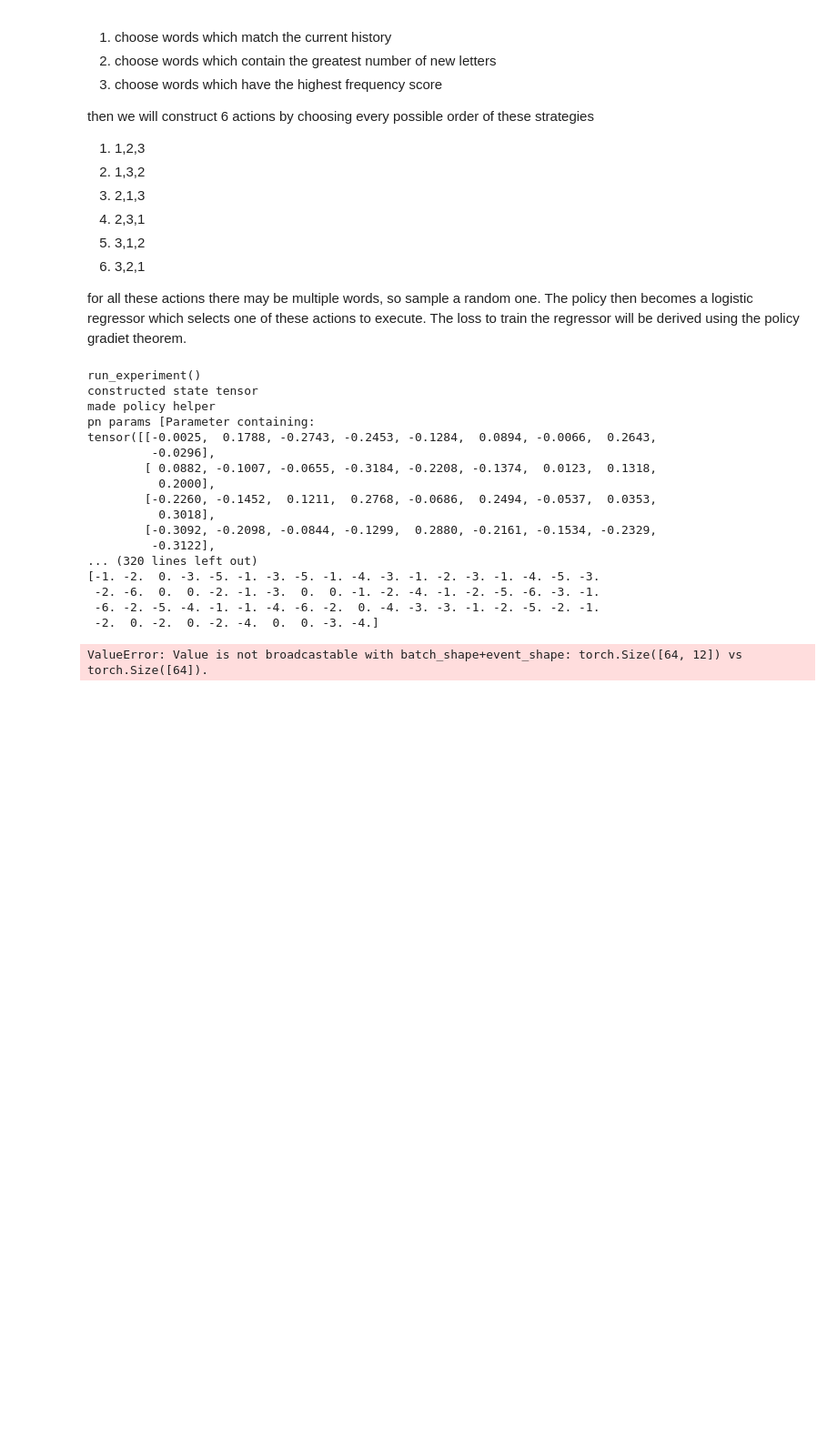
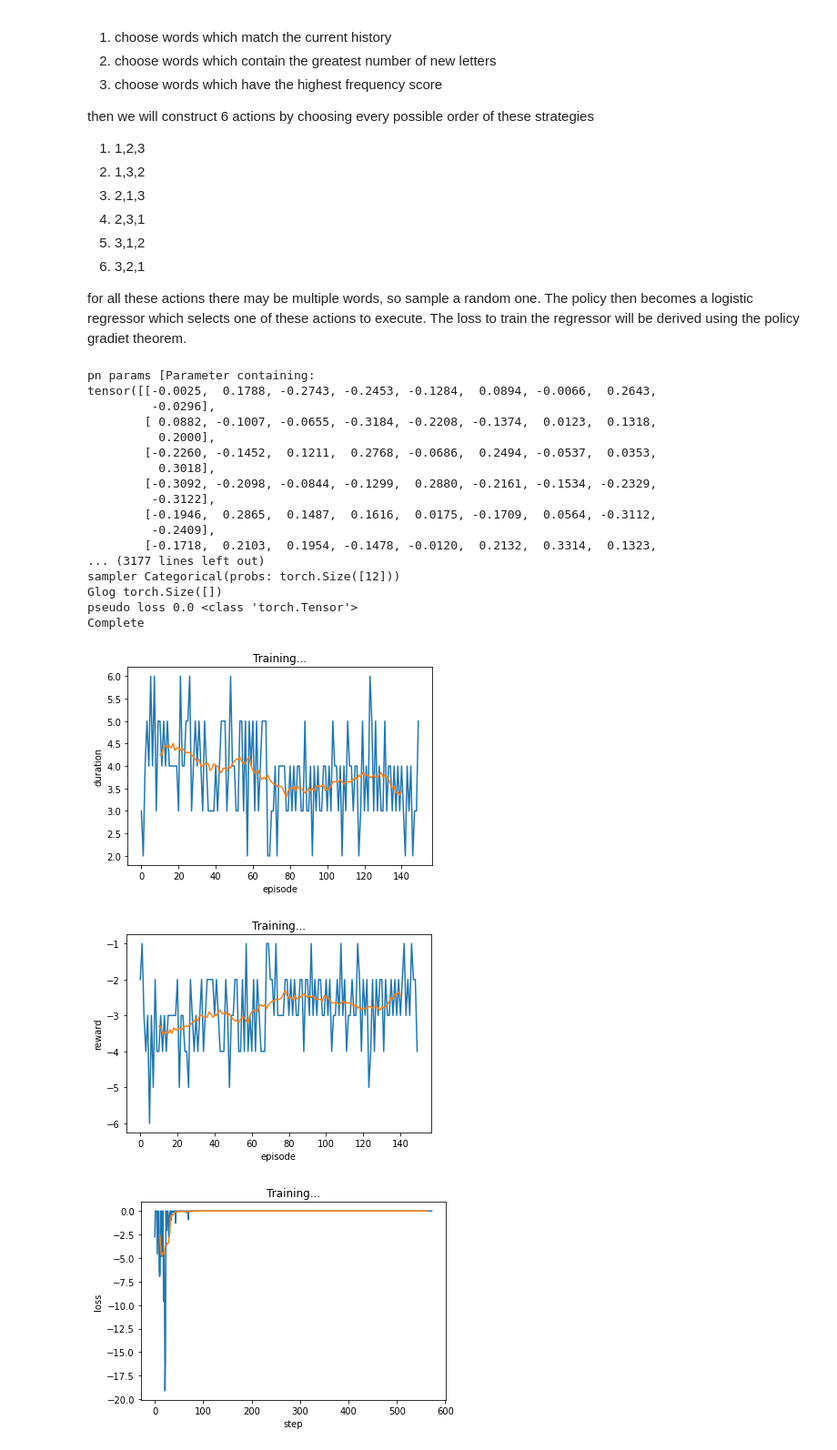
Before and after one commit to kbb29/wordle-solver, a Jupyter notebook: PolicyGradient.ipynb, the cells around one changed output. Shown at 91% size. Saved outputs shown, nothing was run; the diff lists cells and outputs as text; code cells hidden in the pictures; blank space fills up the shorter version.

```diff
--- a/PolicyGradient.ipynb
+++ b/PolicyGradient.ipynb
@@ -245,10 +265,8 @@ def run_experiment(model=ModelConfig(name='naive', startword=None, target_list_o
     GAMMA_START, GAMMA_END, GAMMA_DECAY = value_function.gamma
     env = Env(df)
     memory = ReplayMemory(10000)
-    print('run_experiment()')
     starting_state = construct_state_tensor(env.guesses, env.history)
 
-    print('constructed state tensor')
     steps_done = 0
     last_training = 0
     losses = []
@@ -258,8 +276,6 @@ def run_experiment(model=ModelConfig(name='naive', startword=None, target_list_o
     gammas = []
 
     policy_helper = PolicyHelper(env)
-
-    print('made policy helper')
 
     if model.name == 'linear':
         policy_net = PolicyNetLinear(n_state_features, len(policy_helper.actions)).to(device)
@@ -295,7 +311,7 @@ def run_experiment(model=ModelConfig(name='naive', startword=None, target_list_o
                 next_state = construct_state_tensor(guesses, history)
 
             #action_tensor = action_idx.clone().detach()
-            action = F.one_hot(action_idx, num_classes=policy_helper.num_actions)
+            action = action_idx #F.one_hot(action_idx, num_classes=policy_helper.num_actions)
 
             print(f'reward {reward} done {done} action shape {action_idx.__class__} {action.shape} {action}')
             #reward = np.array([reward])
@@ -313,17 +329,20 @@ def run_experiment(model=ModelConfig(name='naive', startword=None, target_list_o
                 episode_rewards.append(episode_reward)
 
                 for tr in episode_memory:
-                    print(f'pushing episode_reward {episode_reward} {episode_reward.__class__}')
-                    memory.push(tr[0], tr[1], episode_reward)
+                    #print(f'pushing episode_reward {episode_reward} {episode_reward.__class__}')
+                    #memory.push(tr[0], tr[1], episode_reward)
                     episode_reward -= tr[2]
+                    loss = optimize_model_single(policy_net, optimizer, tr[0], tr[1], episode_reward)
+                    losses.append(loss)
 
                 # If we have gathered enough data, Perform one step of the optimization (on the policy network)
-                if len(memory) >= training.batch_size \
-                    and steps_done - last_training > training.train_interval:
-                    loss = optimize_model(policy_net, optimizer, memory, batch_size=training.batch_size)
-                    losses.append(loss)
-                    if training.clear_memory: memory.clear()
-                    last_training = steps_done
+                #if len(memory) >= training.batch_size \
+                #    and steps_done - last_training > training.train_interval:
+                #    loss = optimize_model_batch(policy_net, optimizer, memory, batch_size=training.batch_size)
+                #    losses.append(loss)
+                #    if training.clear_memory: memory.clear()
+                #    last_training = steps_done
+
                 #plot_durations()
                 break
 
@@ -338,27 +357,27 @@ def run_experiment(model=ModelConfig(name='naive', startword=None, target_list_o
 # %%
 plot_all(*run_experiment(
     model=ModelConfig(name='linear'),
-    value_function=ValueConfig(name='hybrid', gamma=[0.0, 0.0, 200]),
-    eps=[0.0, 0.0, 400],
     num_episodes=150,
-    training=TrainConfig(train_interval=16, batch_size=64, clear_memory=False, lr=0.07)
+    training=TrainConfig(train_interval=64, batch_size=64, clear_memory=True, lr=1)
     ))
 # %% [output]
-run_experiment()
-constructed state tensor
-made policy helper
 pn params [Parameter containing:
 tensor([[-0.0025,  0.1788, -0.2743, -0.2453, -0.1284,  0.0894, -0.0066,  0.2643,
          -0.0296],
         [ 0.0882, -0.1007, -0.0655, -0.3184, -0.2208, -0.1374,  0.0123,  0.1318,
           0.2000],
         [-0.2260, -0.1452,  0.1211,  0.2768, -0.0686,  0.2494, -0.0537,  0.0353,
           0.3018],
         [-0.3092, -0.2098, -0.0844, -0.1299,  0.2880, -0.2161, -0.1534, -0.2329,
          -0.3122],
-... (320 lines left out)
-[-1. -2.  0. -3. -5. -1. -3. -5. -1. -4. -3. -1. -2. -3. -1. -4. -5. -3.
- -2. -6.  0.  0. -2. -1. -3.  0.  0. -1. -2. -4. -1. -2. -5. -6. -3. -1.
- -6. -2. -5. -4. -1. -1. -4. -6. -2.  0. -4. -3. -3. -1. -2. -5. -2. -1.
- -2.  0. -2.  0. -2. -4.  0.  0. -3. -4.]
+        [-0.1946,  0.2865,  0.1487,  0.1616,  0.0175, -0.1709,  0.0564, -0.3112,
+         -0.2409],
+        [-0.1718,  0.2103,  0.1954, -0.1478, -0.0120,  0.2132,  0.3314,  0.1323,
+... (3177 lines left out)
+sampler Categorical(probs: torch.Size([12]))
+Glog torch.Size([])
+pseudo loss 0.0 <class 'torch.Tensor'>
+Complete
-ValueError: Value is not broadcastable with batch_shape+event_shape: torch.Size([64, 12]) vs torch.Size([64]).
+[figure, added]
+[figure, added]
+[figure, added]
```
Also changed, not shown: parts of 9 cells of this notebook.
